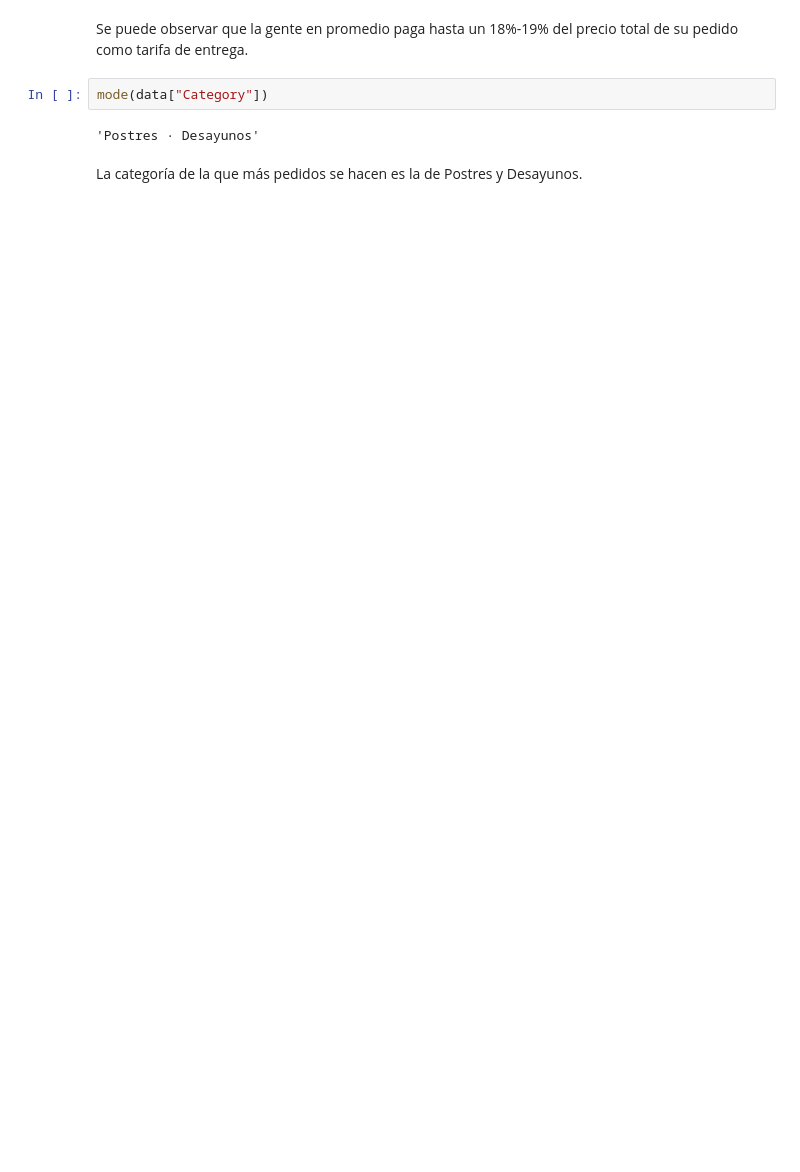
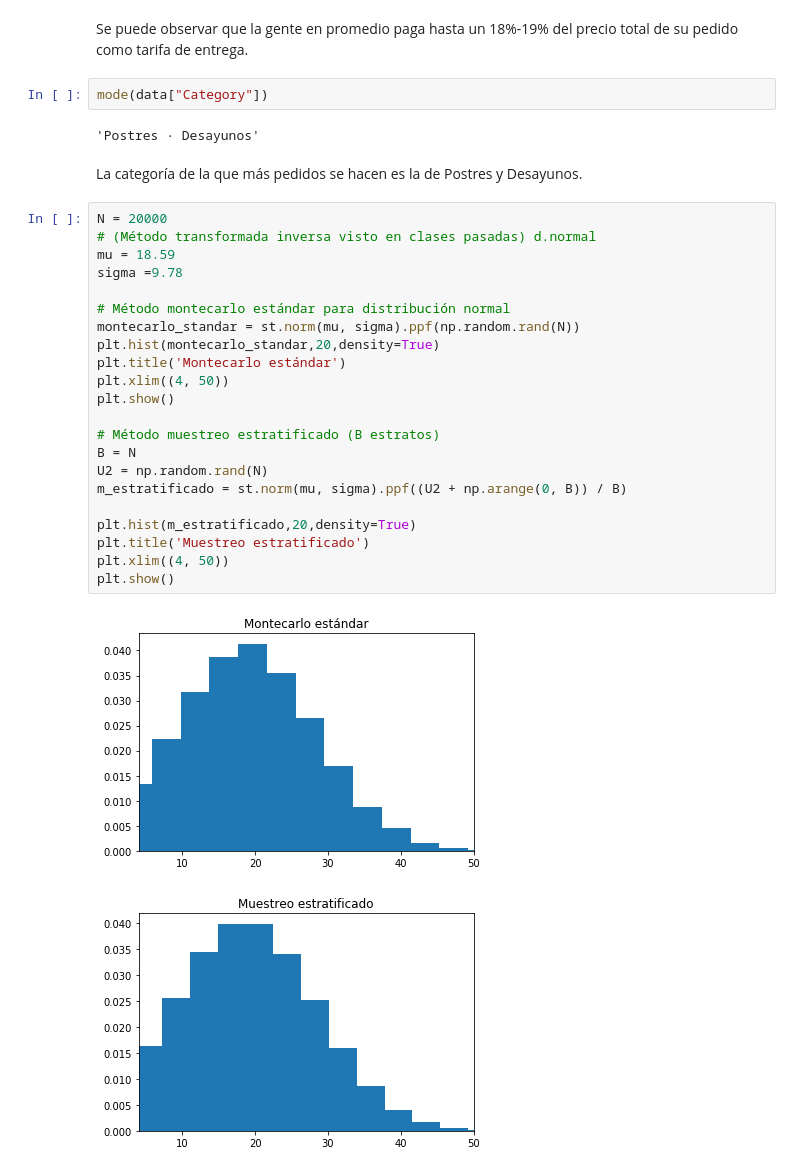
Before and after one commit to Jancope/ProyectoModulo1, a Jupyter notebook: ProyectoModulo1_PenaJ_OrtizJ (2).ipynb, the cells around one changed output. Cells and saved outputs as stored; diff of their text form; blank space fills up the shorter version.

Commit message:
Auto stash before rebase of "origin/main"
Montecarlo

```diff
--- a/ProyectoModulo1_PenaJ_OrtizJ (2).ipynb
+++ b/ProyectoModulo1_PenaJ_OrtizJ (2).ipynb
@@ -192,3 +202,28 @@ mode(data["Category"])
 'Postres · Desayunos'
 # %% [markdown]
 La categoría de la que más pedidos se hacen es la de Postres y Desayunos.
+# %%
+N = 20000
+# (Método transformada inversa visto en clases pasadas) d.normal
+mu = 18.59
+sigma =9.78
+
+# Método montecarlo estándar para distribución normal
+montecarlo_standar = st.norm(mu, sigma).ppf(np.random.rand(N))
+plt.hist(montecarlo_standar,20,density=True)
+plt.title('Montecarlo estándar')
+plt.xlim((4, 50))
+plt.show()
+
+# Método muestreo estratificado (B estratos)
+B = N
+U2 = np.random.rand(N)
+m_estratificado = st.norm(mu, sigma).ppf((U2 + np.arange(0, B)) / B)
+
+plt.hist(m_estratificado,20,density=True)
+plt.title('Muestreo estratificado')
+plt.xlim((4, 50))
+plt.show()
+# %% [output]
+[figure, added]
+[figure, added]
```
Also changed, not shown: parts of 9 cells of this notebook, 1 other file.
